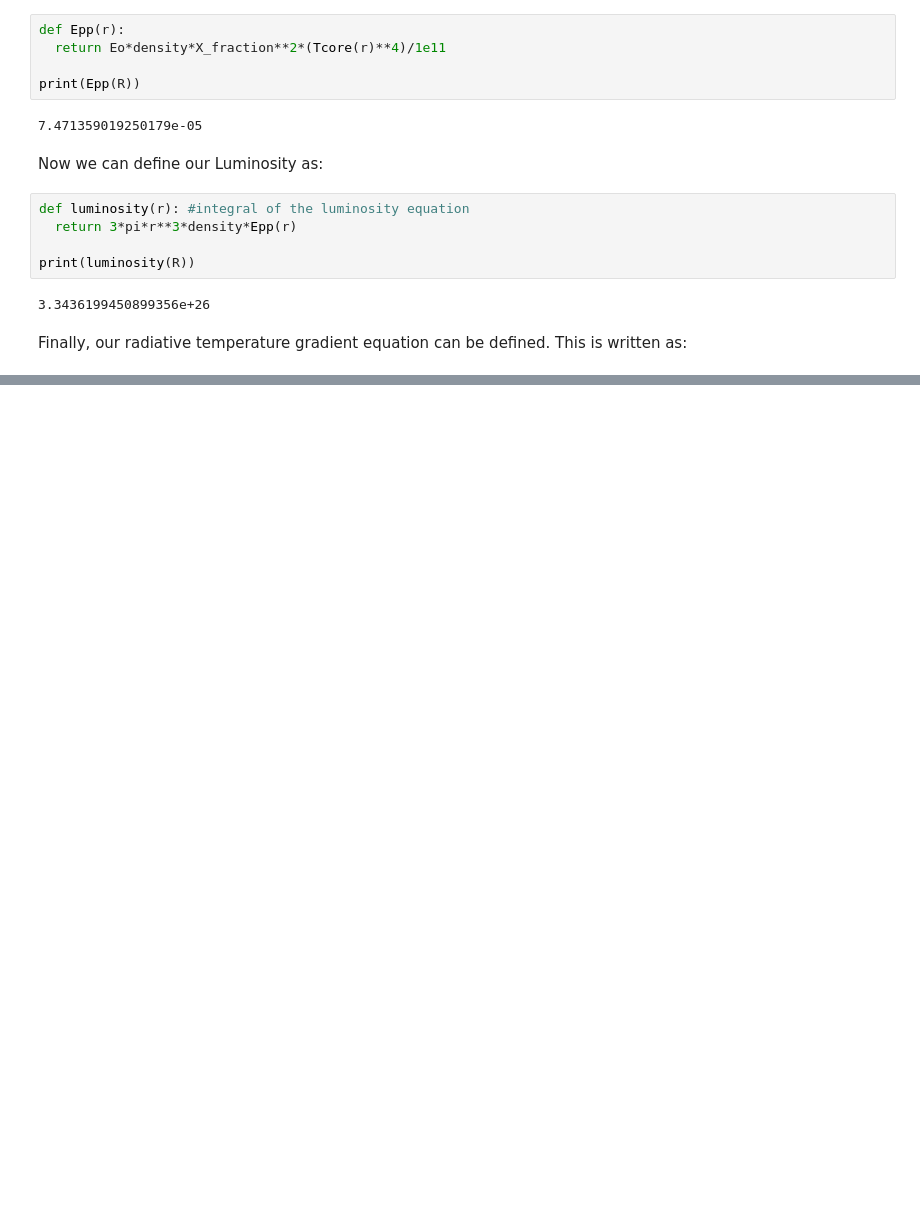
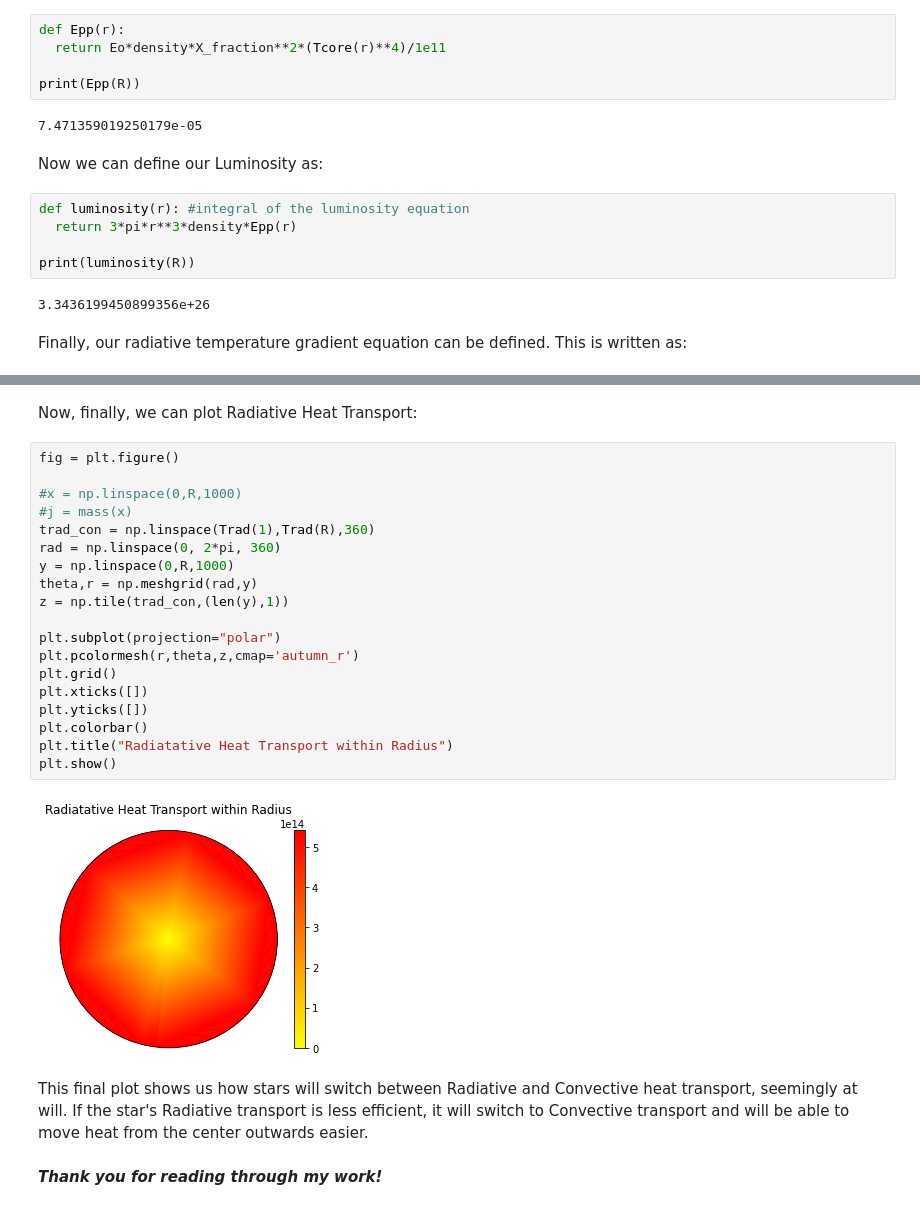
Before and after one commit to jercash/build_a_star_overcashFINAL, a Jupyter notebook: build_a_star_workshop_overcash.ipynb, the cells around one changed output, grey strips where cells are left out. Drawn from its saved outputs; the diff is of its cells as text; blank space fills up the shorter version.

```diff
--- a/build_a_star_workshop_overcash.ipynb
+++ b/build_a_star_workshop_overcash.ipynb
@@ -150,0 +208,27 @@ print(Trad(10))
+# %% [markdown]
+Now, finally, we can plot Radiative Heat Transport:
+# %%
+fig = plt.figure()
+
+#x = np.linspace(0,R,1000)
+#j = mass(x)
+trad_con = np.linspace(Trad(1),Trad(R),360)
+rad = np.linspace(0, 2*pi, 360)
+y = np.linspace(0,R,1000)
+theta,r = np.meshgrid(rad,y)
+z = np.tile(trad_con,(len(y),1))
+
+plt.subplot(projection="polar")
+plt.pcolormesh(r,theta,z,cmap='autumn_r')
+plt.grid()
+plt.xticks([])
+plt.yticks([])
+plt.colorbar()
+plt.title("Radiatative Heat Transport within Radius")
+plt.show()
+# %% [output]
+[figure, added]
+# %% [markdown]
+This final plot shows us how stars will switch between Radiative and Convective heat transport, seemingly at will. If the star's Radiative transport is less efficient, it will switch to Convective transport and will be able to move heat from the center outwards easier.
+# %% [markdown]
+***Thank you for reading through my work!***
```
Also changed, not shown: parts of 13 cells of this notebook.
